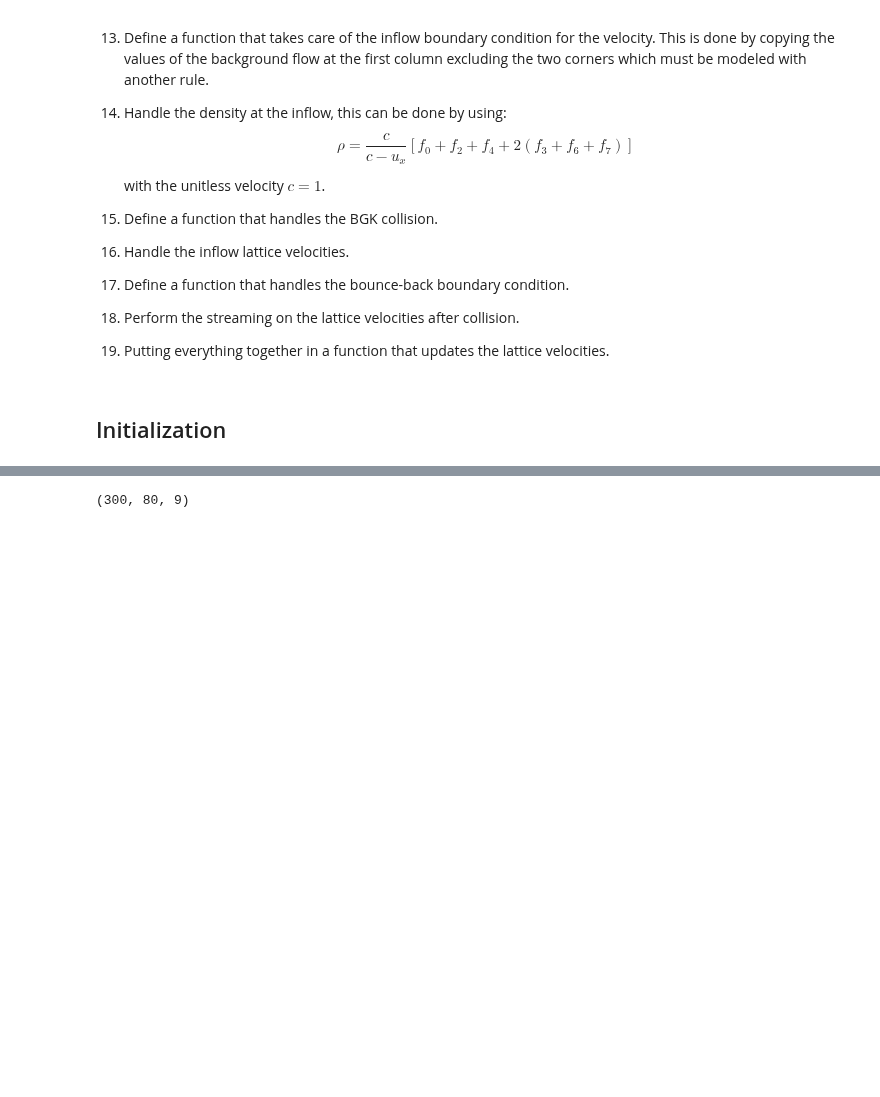
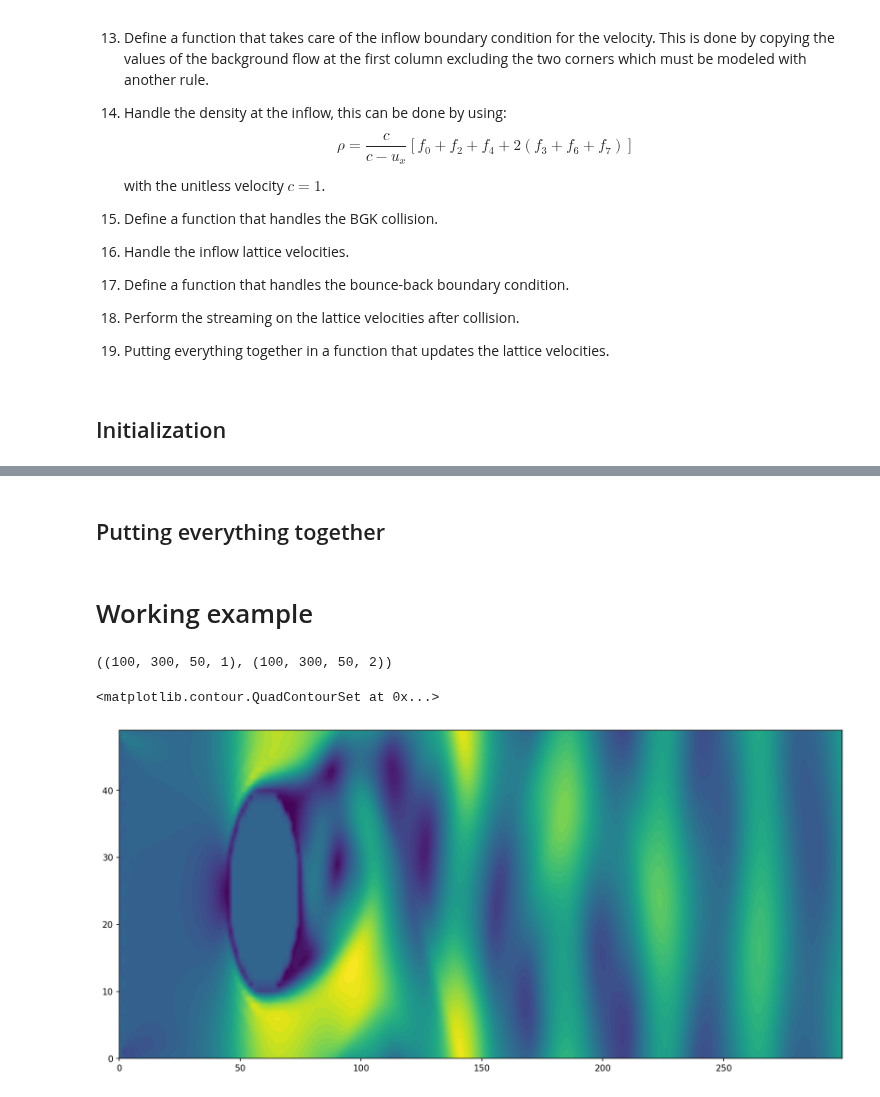
Before and after one commit to SunAndClouds/ComplexSystems, a Jupyter notebook: Final Project.ipynb, the cells around one changed output, grey strips where cells are left out. Cells and saved outputs as stored; diff of their text form; code cells hidden in the pictures; blank space fills up the shorter version.

```diff
--- a/Final Project.ipynb
+++ b/Final Project.ipynb
@@ -257,0 +257,2 @@ lattice_velocities.shape
+# %% [markdown]
+## Putting everything together
@@ -257,0 +380,2 @@ lattice_velocities.shape
+# %% [markdown]
+# Working example
@@ -258,45 +442,75 @@ lattice_velocities.shape
 # %%
+velocity_profile = np.zeros([Nx, Ny, 2])
+velocity_profile[..., 0] = inflow_speed
+
 initial_density = np.ones([Nx, Ny, 1])
-initial_lattice_velocities = f_eq(background_flow, lattice_config, initial_density)
+discrete_velocities_prev = f_eq(velocity_profile, lattice_config, initial_density)
 
-velocity_field = np.zeros([Nx, Ny, 2])
-velocity_field[..., 0] = inflow_speed
-background_flow = velocity_field
 
-def update_lattice_velocities(lattice_velocities, velocity_field):
+
+def update(discrete_velocities_prev):
+    # Handling the outflow boundary condition
+    discrete_velocities_prev = outflow_velocity(discrete_velocities_prev)
     # Compute the density
-    density = rho(lattice_velocities)
-
-    # Handling the outflow boundary condition
-    lattice_velocities = outflow_velocity(lattice_velocities)
+    density_prev = rho(discrete_velocities_prev)
 
     # Handing the inflow boundary condition
-    inflow_velocity_field = inflow_velocity(velocity_field, background_flow)
-    density = inflow_density(lattice_velocities, inflow_velocity_field, density)
+    macroscopic_velocities_prev = get_velocity_field(discrete_velocities_prev, density_prev)
+    macroscopic_velocities_prev = inflow_velocity(macroscopic_velocities_prev, velocity_profile)
+
+    density_prev = inflow_density(discrete_velocities_prev, macroscopic_velocities_prev, density_prev)
 
     # Computing the equilibrium lattice velocities
-    equilibrium_lattice_velocities = f_eq(inflow_velocity_field, lattice_config, density)
+    equilibrium_lattice_velocities = f_eq(macroscopic_velocities_prev, lattice_config, density_prev)
 
     # Making sure that fluid continously enters the domain
-    lattice_velocities = lattice_inflow_velocity(lattice_velocities, equilibrium_lattice_velocities)
+    discrete_velocities_prev = lattice_inflow_velocity(discrete_velocities_prev, equilibrium_lattice_velocities)
 
-    # Handling the collisions
+    # Handling the collisions with BGK-collision operator
     # Collision between particles
-    post_collision_lattice_velocities = BGK(lattice_velocities, equilibrium_lattice_velocities)
+    discrete_velocities_post_collision = BGK(discrete_velocities_prev, equilibrium_lattice_velocities)
+
     # Collision with obstacle and top/bottom side of domain
-    post_collision_lattice_velocities = bounce_back_boundary_condition(
-        lattice_velocities, # using the latest updated lattice velocities
-        post_collision_lattice_velocities, # handling the collision with obstacle after collision between particles
+    discrete_velocities_post_collision = bounce_back_boundary_condition(
+        discrete_velocities_prev, # using the latest updated lattice velocities
+        discrete_velocities_post_collision, # handling the collision with obstacle after collision between particles
         cylinder, # boolean mask determined by type of obstacle
         lattice_indices,
         reflected_lattice_indices # determined by the lattice configuration
     )
 
     # Streaming
-    updated_lattice_velocities = streaming(post_collision_lattice_velocities, lattice_config)
+    updated_lattice_velocities = streaming(discrete_velocities_post_collision, lattice_config)
+
 
     return updated_lattice_velocities
 
-update_lattice_velocities(initial_lattice_velocities, velocity_field).shape
+simulation_time_steps = 10000 # Total number of steps of the simulation
+frames = simulation_time_steps // 100
+density_results = []
+velocity_results = []
+
+
+for t in tqdm(range(simulation_time_steps)):
+    lattice_velocities_next = update(lattice_velocities_prev)
+    lattice_velocities_prev = lattice_velocities_next
+
+    if t % frames == 0:
+        density_prev = rho(lattice_velocities_next)
+        velocity = get_velocity_field(lattice_velocities_next, density_prev)
+        density_results.append(density_prev)
+        velocity_results.append(velocity)
+
+density_results = np.array(density_results)
+velocity_results = np.array(velocity_results)
+
+density_results.shape, velocity_results.shape
 # %% [output]
-(300, 80, 9)
+((100, 300, 50, 1), (100, 300, 50, 2))
+# %%
+speed = np.linalg.norm(velocity_results, axis=-1, ord=2)
+
+plt.contourf(X, Y, speed[-1], levels=60)
+# %% [output]
+<matplotlib.contour.QuadContourSet at 0x...>
+[figure, added]
```
Also changed, not shown: parts of 14 cells of this notebook, 1 other file.
